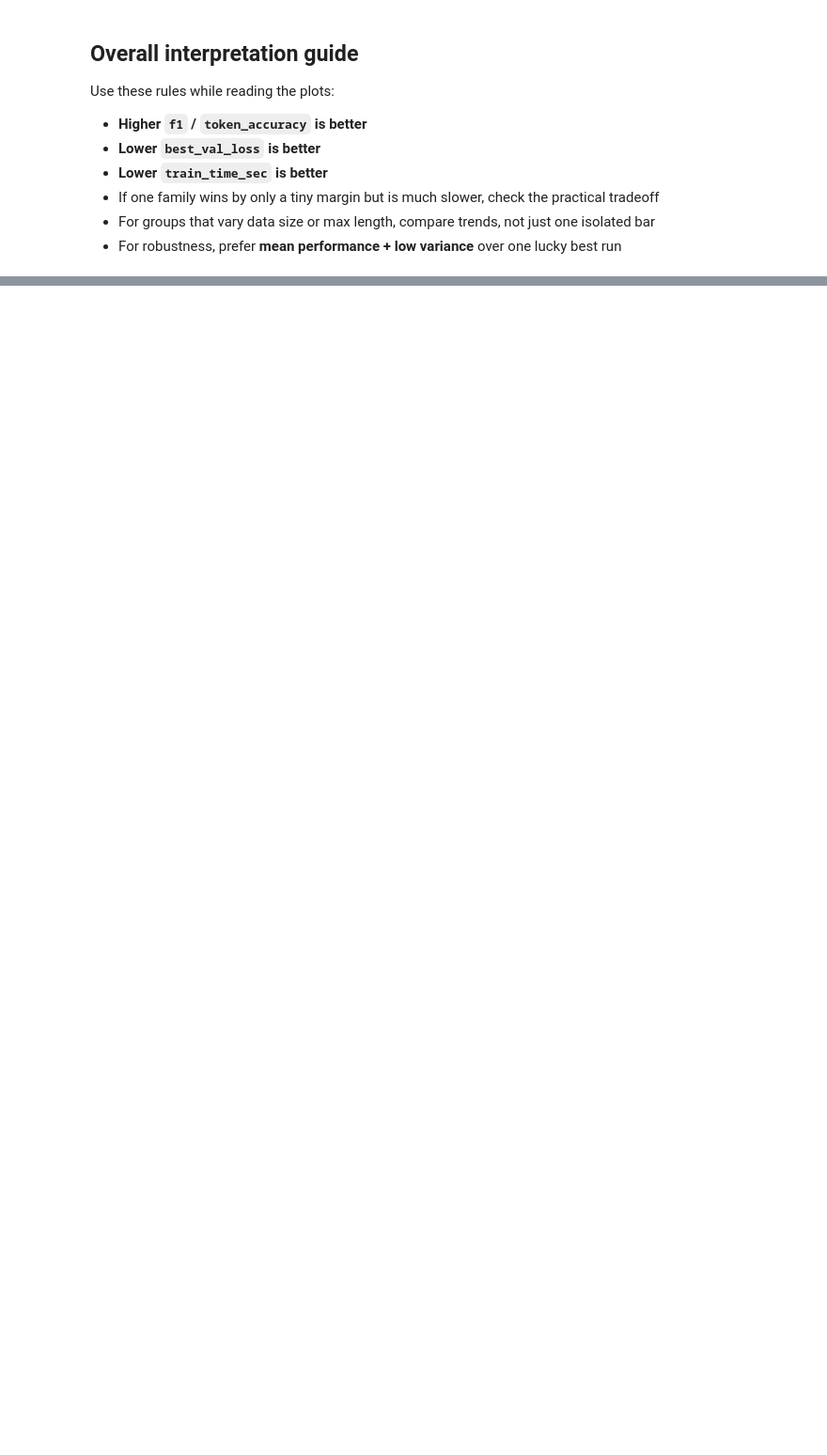
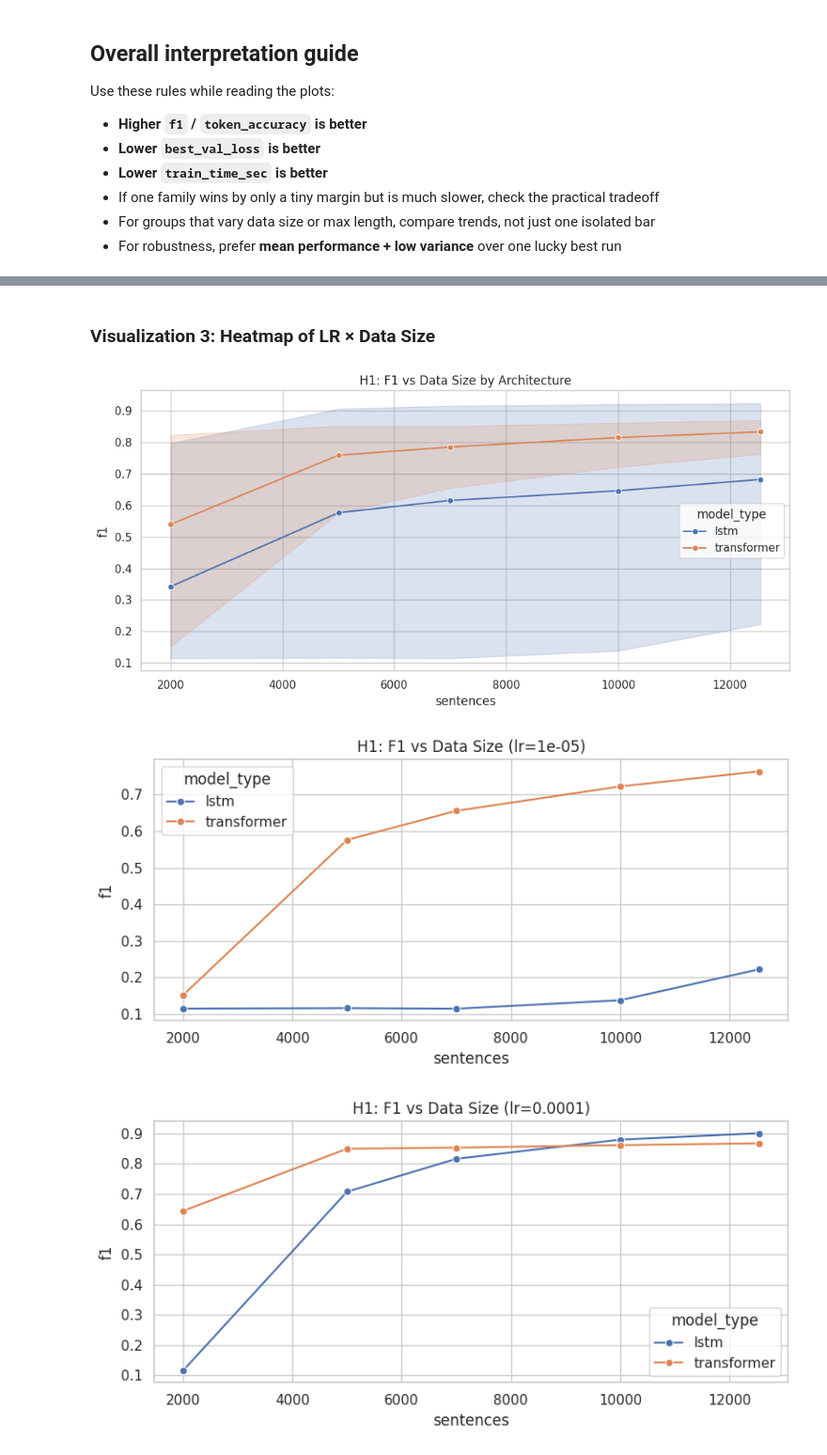
Before and after one commit to DanH3re/ml-project, a Jupyter notebook: src/pos_hypothesis_explorer.ipynb, the cells around one changed output, grey strips where cells are left out. Shown at 94% size. Cells and saved outputs as stored; diff of their text form; code cells hidden in the pictures; blank space fills up the shorter version.

```diff
--- a/src/pos_hypothesis_explorer.ipynb
+++ b/src/pos_hypothesis_explorer.ipynb
@@ -1021,0 +317,16 @@ if not df.empty:
+# %%
+# Filter data for Hypothesis 1
+h1_data = df[df["hypothesis"] == "H1_transformer_beats_lstm_default"].copy()
+
+if h1_data.empty:
+    print("No H1 data found yet. Run experiments with hypothesis='H1_transformer_beats_lstm_default' in config.")
+else:
+    print(f"Found {len(h1_data)} runs for Hypothesis 1")
+    display(Markdown("### Hypothesis 1 — All runs"))
+    display_cols = [
+        "name", "model_type", "sentences", "cfg_lr",
+        "f1", "token_accuracy", "best_val_accuracy",
+        "train_time_sec", "num_params"
+    ]
+    display_cols = [c for c in display_cols if c in h1_data.columns]
+    display(h1_data[display_cols].sort_values(["sentences", "cfg_lr", "model_type"]).reset_index(drop=True))
@@ -1021,0 +369,29 @@ if not df.empty:
+# %% [markdown]
+### Visualization 3: Heatmap of LR × Data Size
+# %%
+if not h1_data.empty:
+    plot_line(
+        h1_data,
+        x="sentences",
+        y=SELECTION_METRIC,
+        hue="model_type",
+        title=f"H1: {SELECTION_METRIC.upper()} vs Data Size by Architecture",
+        figsize=(10, 5)
+    )
+
+    # Also show for each learning rate separately
+    for lr in sorted(h1_data["cfg_lr"].unique()):
+        subset = h1_data[h1_data["cfg_lr"] == lr]
+        if len(subset) > 0:
+            plot_line(
+                subset,
+                x="sentences",
+                y=SELECTION_METRIC,
+                hue="model_type",
+                title=f"H1: {SELECTION_METRIC.upper()} vs Data Size (lr={lr})",
+                figsize=(8, 4)
+            )
+# %% [output]
+[figure, added]
+[figure, added]
+[figure, added]
```
Also changed, not shown: parts of 30 cells of this notebook, 27 other files.
